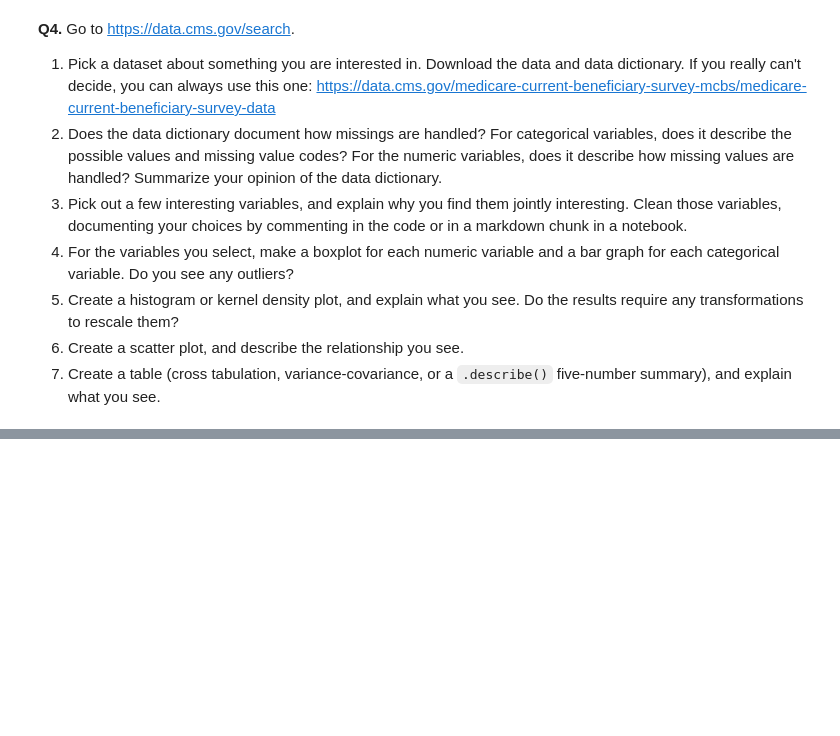
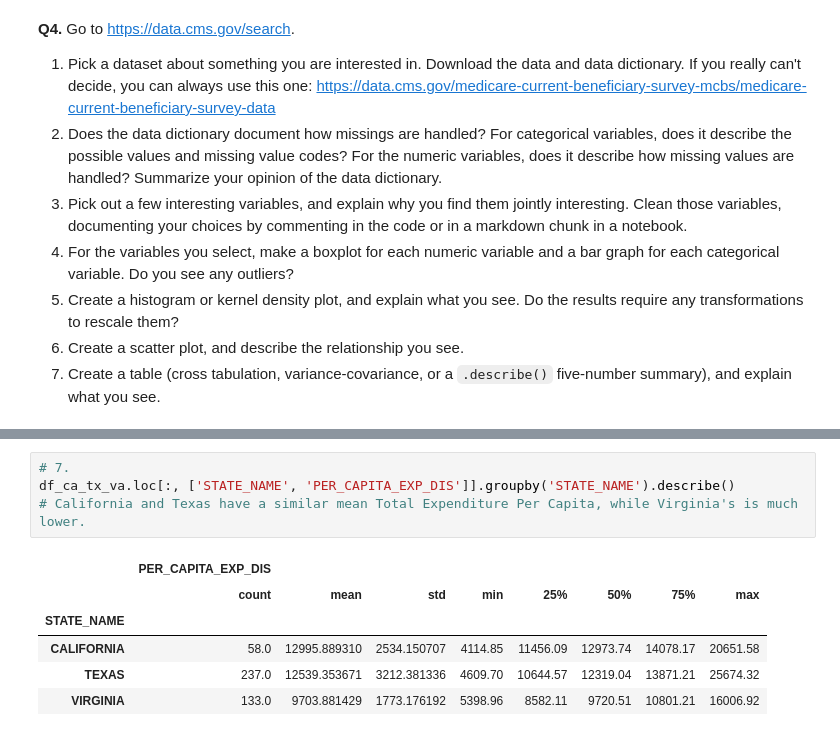
Before and after one commit to rze7ud/visualization, a Jupyter notebook: assignment/assignment.ipynb, the cells around one changed output, grey strips where cells are left out. Drawn from its saved outputs; the diff is of its cells as text; blank space fills up the shorter version.

```diff
--- a/assignment/assignment.ipynb
+++ b/assignment/assignment.ipynb
@@ -282,0 +341,11 @@ For some context, the Federal government ultimately spent about $4.4 trillion in
+# %%
+# 7.
+df_ca_tx_va.loc[:, ['STATE_NAME', 'PER_CAPITA_EXP_DIS']].groupby('STATE_NAME').describe()
+# California and Texas have a similar mean Total Expenditure Per Capita, while Virginia's is much lower.
+# %% [output]
+|  | PER_CAPITA_EXP_DIS |  |  |  |  |  |  |  |
+|  | count | mean | std | min | 25% | 50% | 75% | max |
+| STATE_NAME |  |  |  |  |  |  |  |  |
+| CALIFORNIA | 58.0 | 12995.889310 | 2534.150707 | 4114.85 | 11456.09 | 12973.74 | 14078.17 | 20651.58 |
+| TEXAS | 237.0 | 12539.353671 | 3212.381336 | 4609.70 | 10644.57 | 12319.04 | 13871.21 | 25674.32 |
+| VIRGINIA | 133.0 | 9703.881429 | 1773.176192 | 5398.96 | 8582.11 | 9720.51 | 10801.21 | 16006.92 |
```
Also changed, not shown: parts of 7 cells of this notebook.
